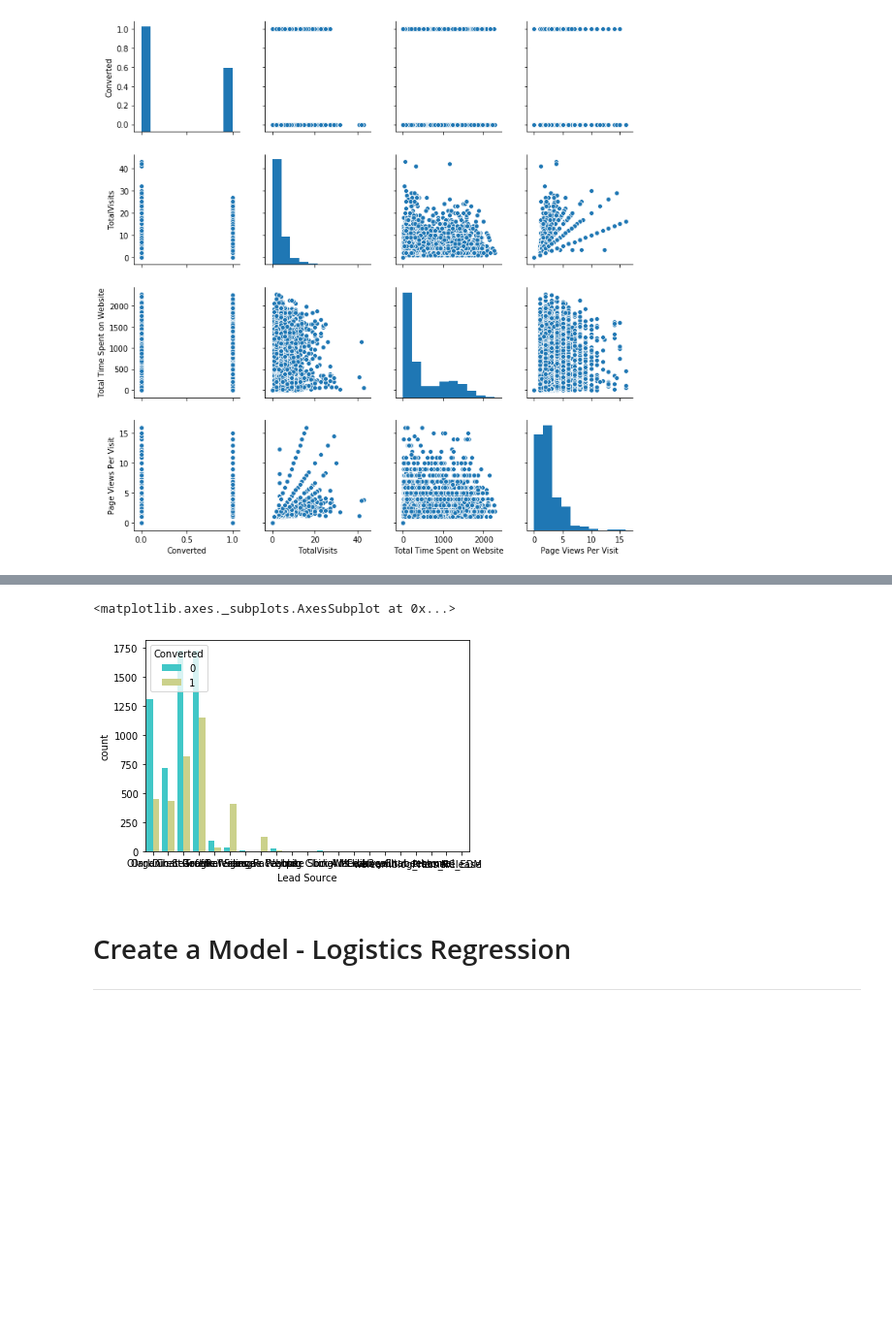
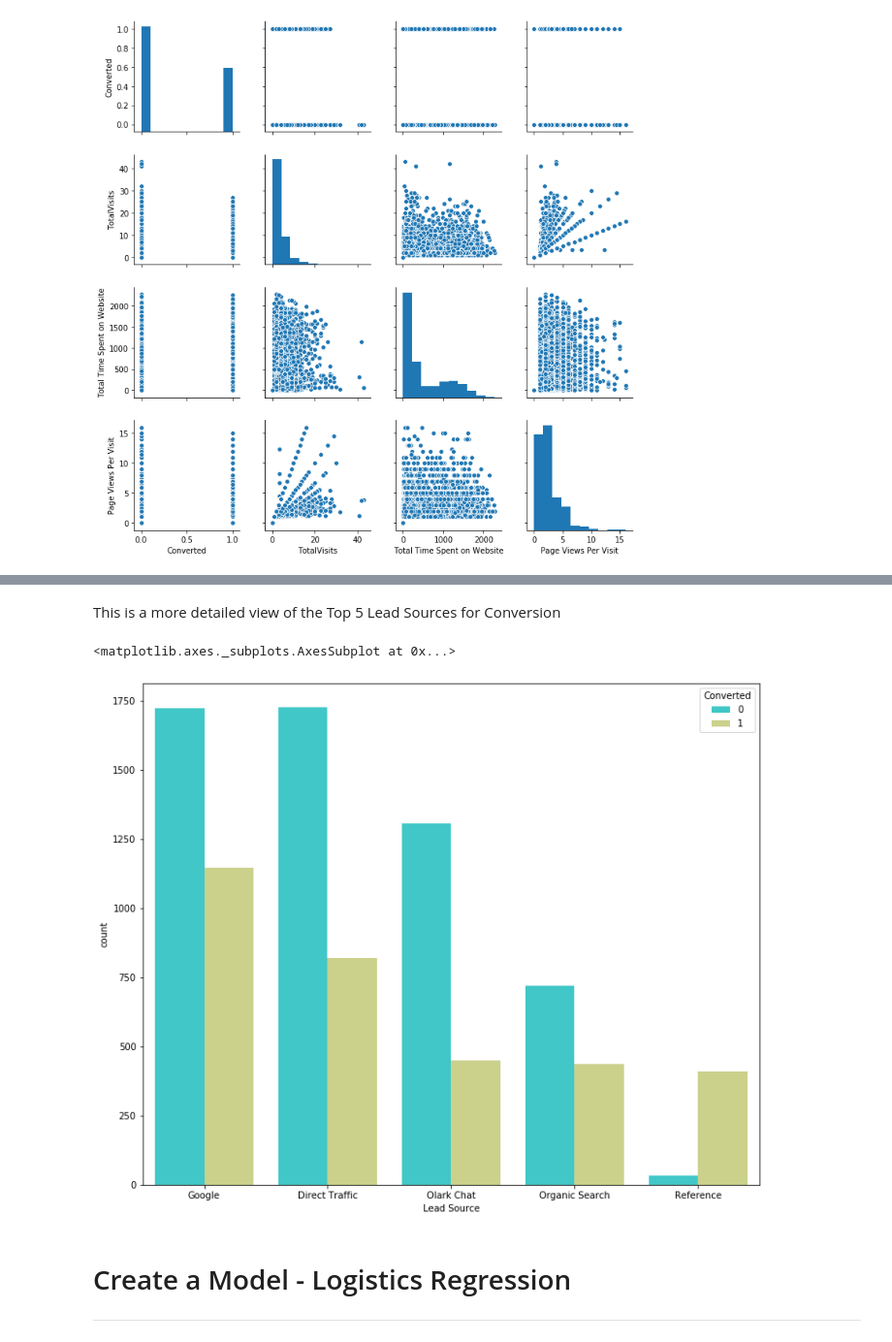
Before and after one commit to EvelinPaulik/Leads-Conversion-Logistic-Regression-Model, a Jupyter notebook: index.ipynb, the cells around one changed output, grey strips where cells are left out. Shown at 97% size. Drawn from its saved outputs; the diff is of its cells as text; code cells hidden in the pictures; blank space fills up the shorter version.

```diff
--- a/index.ipynb
+++ b/index.ipynb
@@ -427,8 +476,10 @@ facet_grid.map(sns.distplot, "Converted")
+# %% [markdown]
+This is a more detailed view of the Top 5 Lead Sources for Conversion
 # %%
-sns.countplot(data=df, x="Lead Source", hue="Converted", palette='rainbow')
+sns.countplot(data=df, x="Lead Source", hue="Converted", palette='rainbow', order=pd.value_counts(df['Lead Source']).iloc[:5].index)
 # %% [output]
 <matplotlib.axes._subplots.AxesSubplot at 0x...>
-[figure, old version]
+[figure, new version]
 # %% [markdown]
 # Create a Model - Logistics Regression
 ___
```
Also changed, not shown: parts of 54 cells of this notebook.
